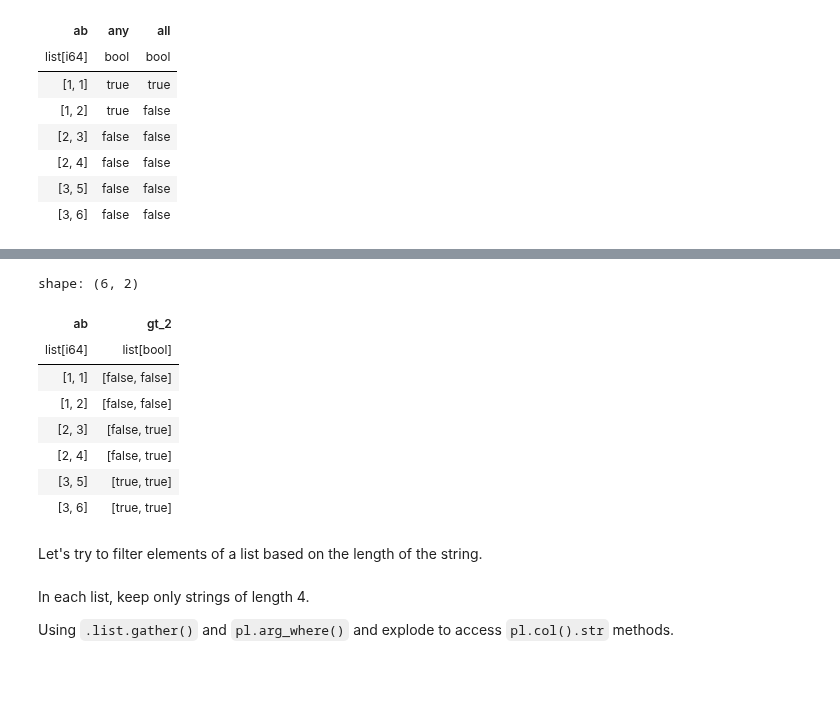
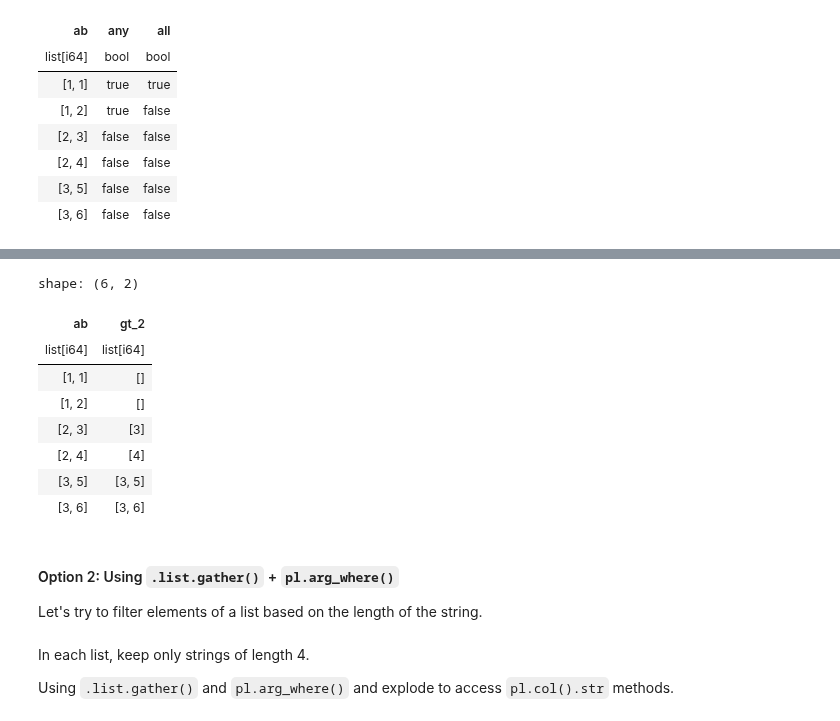
Before and after one commit to johnros/polars_demo, a Jupyter notebook: nested_dtypes.ipynb, the cells around one changed output, grey strips where cells are left out. Saved outputs shown, nothing was run; the diff lists cells and outputs as text; code cells hidden in the pictures; blank space fills up the shorter version.

```diff
--- a/nested_dtypes.ipynb
+++ b/nested_dtypes.ipynb
@@ -411,13 +449,20 @@ The most general way is to use `list.eval(pl.element())`:
 # %%
 #| label: list-eval-element
 
-df_with_list = df.with_columns(pl.concat_list([pl.col("a"), pl.col("b")]).alias('ab'))
+df_with_list = (
+    df
+    .with_columns(
+        pl.concat_list(['a','b']).alias('ab')
+    )
+)
 
 
 (
     df_with_list
     .select(
-        pl.col('ab').list.eval(pl.element().add(1000))
+        pl.col('ab').list.eval(
+            pl.element().add(1000)
+            )
         )
 )
 # %% [output]
@@ -730,25 +775,29 @@ There are, however, many workarounds.
 # %%
 #| label: list-filter
 
 (
     df_with_list
     .select(
         pl.col('ab'),
-        pl.col('ab').list.eval(pl.element().gt(2)).alias('gt_2'),
-        # pl.col('ab').list.filter(pl.col('ab').list.gt(5)).alias('gt_5'), # not implemented yet
-        )
+
+        pl.col('ab').list.eval(
+            pl.element().filter(pl.element().gt(2)),
+        ).alias('gt_2'),
+    )
 )
 # %% [output]
 shape: (6, 2)
 | ab | gt_2 |
-| list[i64] | list[bool] |
-| [1, 1] | [false, false] |
-| [1, 2] | [false, false] |
-| [2, 3] | [false, true] |
-| [2, 4] | [false, true] |
-| [3, 5] | [true, true] |
-| [3, 6] | [true, true] |
+| list[i64] | list[i64] |
+| [1, 1] | [] |
+| [1, 2] | [] |
+| [2, 3] | [3] |
+| [2, 4] | [4] |
+| [3, 5] | [3, 5] |
+| [3, 6] | [3, 6] |
 # %% [markdown]
+#### Option 2: Using `.list.gather()` + `pl.arg_where()`
+
 Let's try to filter elements of a list based on the length of the string.
 # %%
 # Sample data
```
Also changed, not shown: parts of 70 cells of this notebook, 2 other files.
